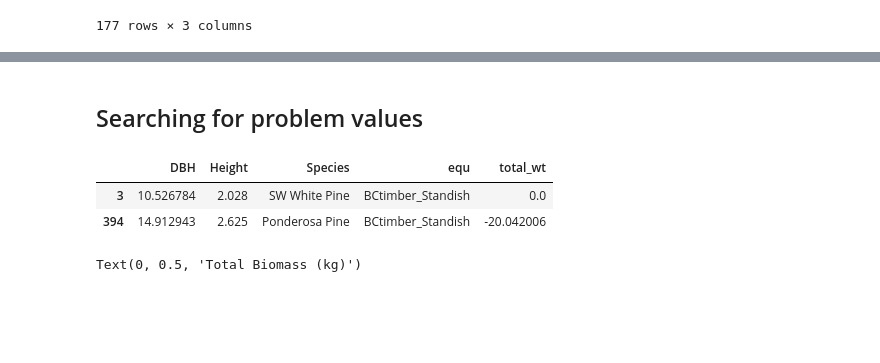
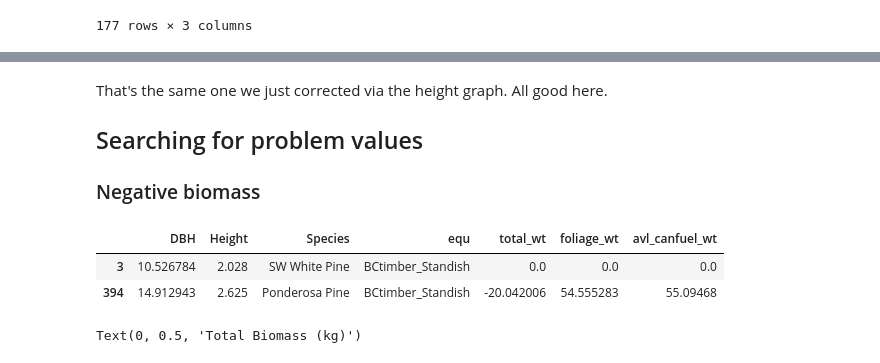
Before and after one commit to SWFireInnovation/biomass, a Jupyter notebook: labs/FtHuachucah_biomass.ipynb, the cells around one changed output, grey strips where cells are left out. Drawn from its saved outputs; the diff is of its cells as text; code cells hidden in the pictures; blank space fills up the shorter version.

```diff
--- a/labs/FtHuachucah_biomass.ipynb
+++ b/labs/FtHuachucah_biomass.ipynb
@@ -108,0 +142,2 @@ wt.ldata.df.loc[eq, ['Species', 'equ', 'total_wt']]
+# %%
+pd.options.display.max_columns = 50
@@ -108,0 +164,7 @@ wt.ldata.df.loc[eq, ['Species', 'equ', 'total_wt']]
+# %%
+c = 200
+d = c/np.pi
+d_in = d/2.54
+wt.ldata.df.loc[178, 'DBH'] = d_in
+wt.ldata.df.loc[178, 'DBH/DRC Circumfrence (cm)'] = 200
+wt.ldata.df.loc[ix]
@@ -108,0 +259,6 @@ wt.ldata.df.loc[eq, ['Species', 'equ', 'total_wt']]
+# %%
+dbh_cm = 94/np.pi
+dbh_in = dbh_cm / 2.54
+
+wt.ldata.df.loc[348, 'DBH'] = dbh_in
+wt.ldata.df.loc[348, 'DBH/DRC Circumfrence (cm)'] = 94
@@ -109,12 +296,15 @@ wt.ldata.df.loc[eq, ['Species', 'equ', 'total_wt']]
 # %% [markdown]
+That's the same one we just corrected via the height graph. All good here.
+
 ## Searching for problem values
+### Negative biomass
 # %%
-wtless = wt.ldata.df.total_wt <= 0
-wt.ldata.df.loc[wtless, ['DBH', 'Height', 'Species', 'equ', 'total_wt']]
+wtless = (wt.ldata.df.total_wt <= 0) | (wt.ldata.df.foliage_wt <= 0)| (wt.ldata.df.avl_canfuel_wt <= 0)
+wt.ldata.df.loc[wtless, ['DBH', 'Height', 'Species', 'equ', 'total_wt', 'foliage_wt', 'avl_canfuel_wt']]
 # %% [output]
-|  | DBH | Height | Species | equ | total_wt |
-| 3 | 10.526784 | 2.028 | SW White Pine | BCtimber_Standish | 0.0 |
-| 394 | 14.912943 | 2.625 | Ponderosa Pine | BCtimber_Standish | -20.042006 |
+|  | DBH | Height | Species | equ | total_wt | foliage_wt | avl_canfuel_wt |
+| 3 | 10.526784 | 2.028 | SW White Pine | BCtimber_Standish | 0.0 | 0.0 | 0.0 |
+| 394 | 14.912943 | 2.625 | Ponderosa Pine | BCtimber_Standish | -20.042006 | 54.555283 | 55.09468 |
 # %%
 eq = wt.ldata.df.equ == 'BCtimber_Standish'
 # pint units really get in the way here
```
Also changed, not shown: parts of 37 cells of this notebook, 2 other files.
